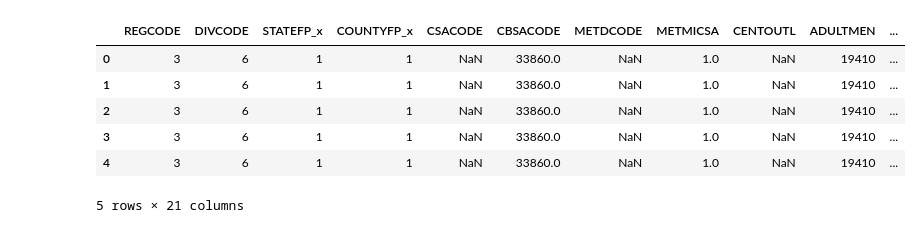
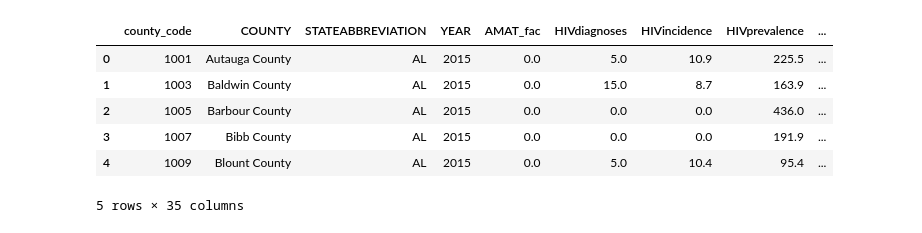
Before and after one commit to elogue01/Forecasting-HIV-Infections, a Jupyter notebook: Capstone_eda.ipynb, the cells around one changed output. Cells and saved outputs as stored; diff of their text form; code cells hidden in the pictures.

```diff
--- a/Capstone_eda.ipynb
+++ b/Capstone_eda.ipynb
@@ -85,0 +190,4 @@ msm_df.describe()
+# %%
+opiod_df_wide_16 = opiod_df_wide[opiod_df_wide.YEAR == 2016]
+df_pctunmetneed = opiod_df_wide_16[['pctunmetneed', 'county_code']]
+df_pctunmetneed.head()
@@ -85,0 +201,4 @@ msm_df.describe()
+# %%
+opiod_df_wide_16 = opiod_df_wide[opiod_df_wide.YEAR == 2016]
+df_nonmedpain = opiod_df_wide_16[['nonmedpain', 'county_code']]
+df_nonmedpain.head()
@@ -85,0 +223,4 @@ msm_df.describe()
+# %%
+opiod_df_15 = opiod_df_wide[opiod_df_wide.YEAR == 2015]
+opiod_df_15.drop(['num_SSPs', 'bup_phys', 'drugdep', 'pctunmetneed', 'nonmedpain'], axis=1, inplace=True)
+opiod_df_15.head()
@@ -85,0 +251,7 @@ msm_df.describe()
+# %%
+opiod_df_15 = opiod_df_15.merge(df_num_SSP, on='county_code')
+opiod_df_15 = opiod_df_15.merge(df_bup_phys, on='county_code')
+opiod_df_15 = opiod_df_15.merge(df_drugdep, on='county_code')
+opiod_df_15 = opiod_df_15.merge(df_pctunmetneed, on='county_code')
+opiod_df_15 = opiod_df_15.merge(df_nonmedpain, on='county_code')
+opiod_df_15.head()
@@ -86,11 +417,11 @@ msm_df.describe()
 # %%
-msm_hiv_df = msm_df.merge(hiv_df, on='county_code', )
+msm_hiv_df = opiod_df_15.merge(msm_df, on='county_code' )
 msm_hiv_df.head()
 # %% [output]
-|  | REGCODE | DIVCODE | STATEFP_x | COUNTYFP_x | CSACODE | CBSACODE | METDCODE | METMICSA | CENTOUTL | ADULTMEN | ... |
-| 0 | 3 | 6 | 1 | 1 | NaN | 33860.0 | NaN | 1.0 | NaN | 19410 | ... |
-| 1 | 3 | 6 | 1 | 1 | NaN | 33860.0 | NaN | 1.0 | NaN | 19410 | ... |
-| 2 | 3 | 6 | 1 | 1 | NaN | 33860.0 | NaN | 1.0 | NaN | 19410 | ... |
-| 3 | 3 | 6 | 1 | 1 | NaN | 33860.0 | NaN | 1.0 | NaN | 19410 | ... |
-| 4 | 3 | 6 | 1 | 1 | NaN | 33860.0 | NaN | 1.0 | NaN | 19410 | ... |
+|  | county_code | COUNTY | STATEABBREVIATION | YEAR | AMAT_fac | HIVdiagnoses | HIVincidence | HIVprevalence | ... |
+| 0 | 1001 | Autauga County | AL | 2015 | 0.0 | 5.0 | 10.9 | 225.5 | ... |
+| 1 | 1003 | Baldwin County | AL | 2015 | 0.0 | 15.0 | 8.7 | 163.9 | ... |
+| 2 | 1005 | Barbour County | AL | 2015 | 0.0 | 0.0 | 0.0 | 436.0 | ... |
+| 3 | 1007 | Bibb County | AL | 2015 | 0.0 | 0.0 | 0.0 | 191.9 | ... |
+| 4 | 1009 | Blount County | AL | 2015 | 0.0 | 5.0 | 10.4 | 95.4 | ... |
-5 rows × 21 columns
+5 rows × 35 columns
```
Also changed, not shown: parts of 46 cells of this notebook, 1 other file.
